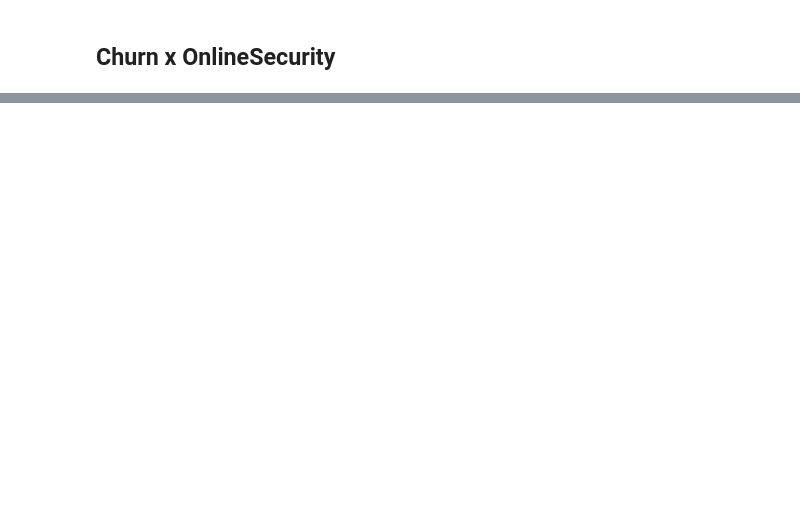
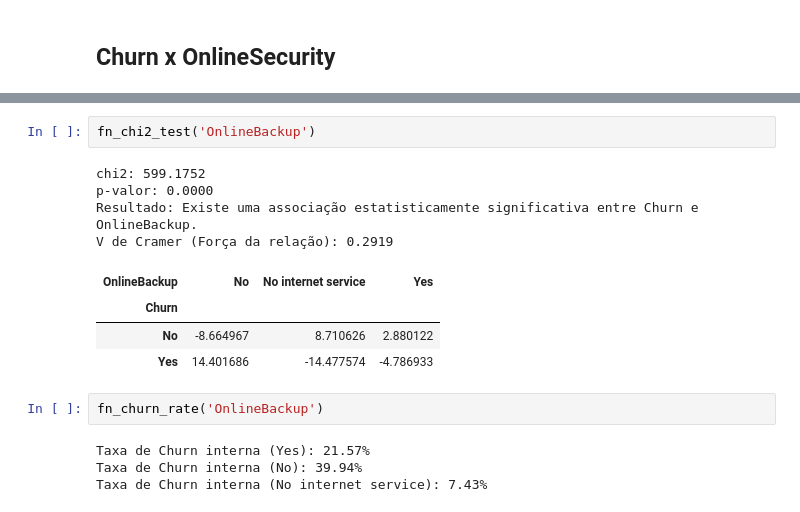
Before and after one commit to igao01/ds_telecom_churn, a Jupyter notebook: notebooks/eda_telco_churn.ipynb, the cells around one changed output, grey strips where cells are left out. Drawn from its saved outputs; the diff is of its cells as text; blank space fills up the shorter version.

```diff
--- a/notebooks/eda_telco_churn.ipynb
+++ b/notebooks/eda_telco_churn.ipynb
@@ -149,0 +164,17 @@ V de Cramer (Força da relação): 0.3470
+# %%
+fn_chi2_test('OnlineBackup')
+# %% [output]
+chi2: 599.1752
+p-valor: 0.0000
+Resultado: Existe uma associação estatisticamente significativa entre Churn e OnlineBackup.
+V de Cramer (Força da relação): 0.2919
+| OnlineBackup | No | No internet service | Yes |
+| Churn |  |  |  |
+| No | -8.664967 | 8.710626 | 2.880122 |
+| Yes | 14.401686 | -14.477574 | -4.786933 |
+# %%
+fn_churn_rate('OnlineBackup')
+# %% [output]
+Taxa de Churn interna (Yes): 21.57%
+Taxa de Churn interna (No): 39.94%
+Taxa de Churn interna (No internet service): 7.43%
```
Also changed, not shown: parts of 22 cells of this notebook.
